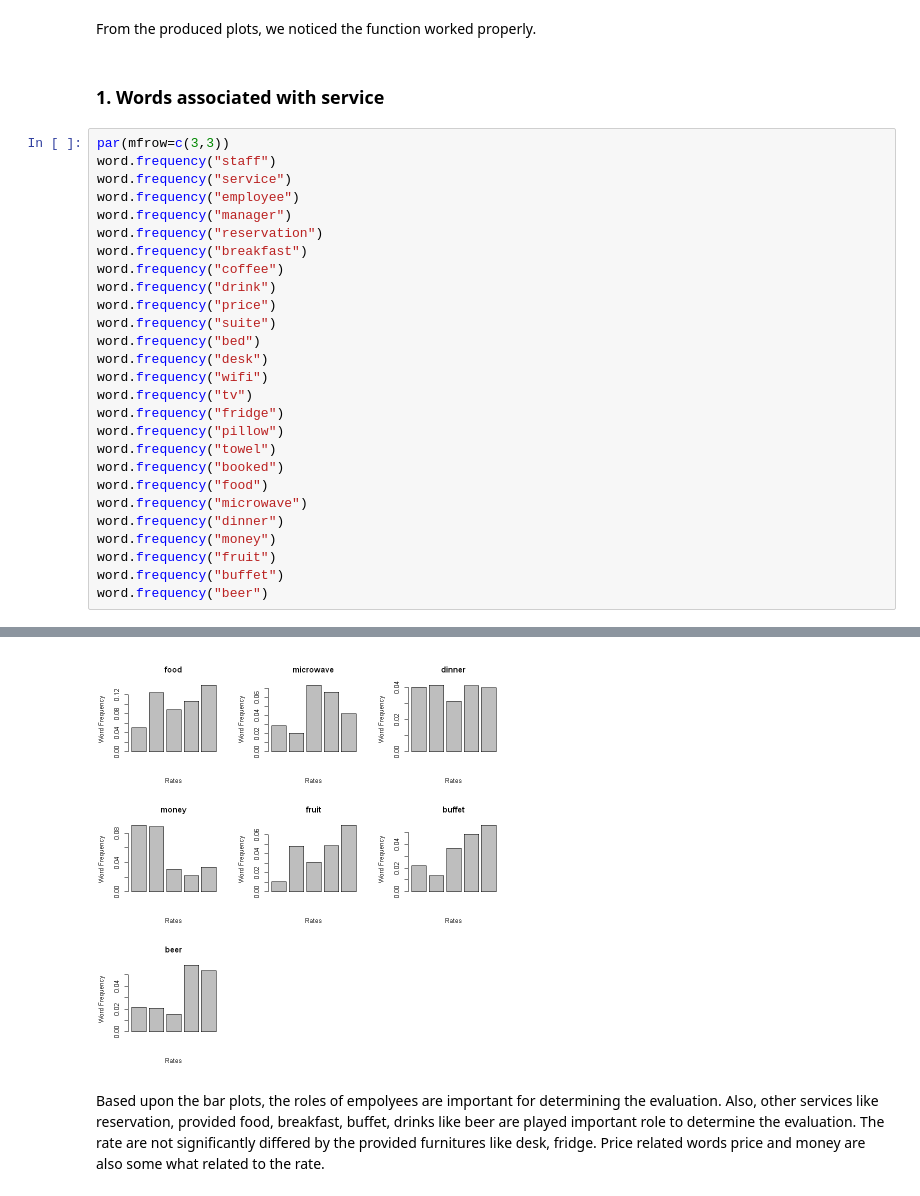
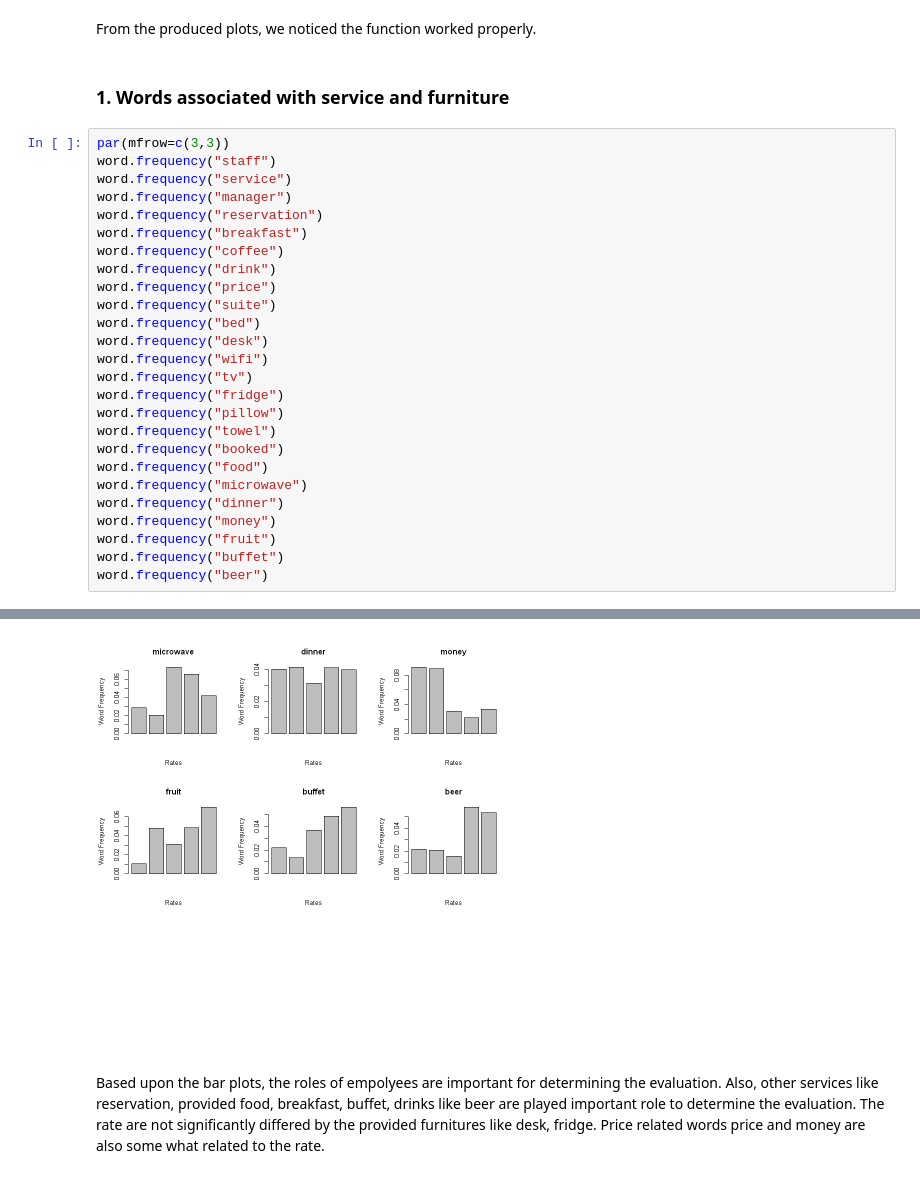
Before and after one commit to cocofreefarm/Module3, a Jupyter notebook: Analysis.ipynb, the cells around one changed output, grey strips where cells are left out. Cells and saved outputs as stored; diff of their text form.

```diff
--- a/Analysis.ipynb
+++ b/Analysis.ipynb
@@ -152,12 +143,11 @@ word.frequency("excellent")
 # %% [markdown]
 From the produced plots, we noticed the function worked properly.
 # %% [markdown]
-### 1. Words associated with service
+### 1. Words associated with service and furniture
 # %%
 par(mfrow=c(3,3))
 word.frequency("staff")
 word.frequency("service")
-word.frequency("employee")
 word.frequency("manager")
 word.frequency("reservation")
 word.frequency("breakfast")
@@ -186,4 +176,4 @@ word.frequency("beer")
-[figure, old version]
+[figure, new version]
 # %% [markdown]
 Based upon the bar plots, the roles of empolyees are important for determining the evaluation. Also, other services like reservation, provided food, breakfast, buffet, drinks like beer are played important role to determine the evaluation. The rate are not significantly differed by the provided furnitures like desk, fridge. Price related words price and money are also some what related to the rate.
 # %% [markdown]
```
Also changed, not shown: parts of 37 cells of this notebook, 1 other file.
